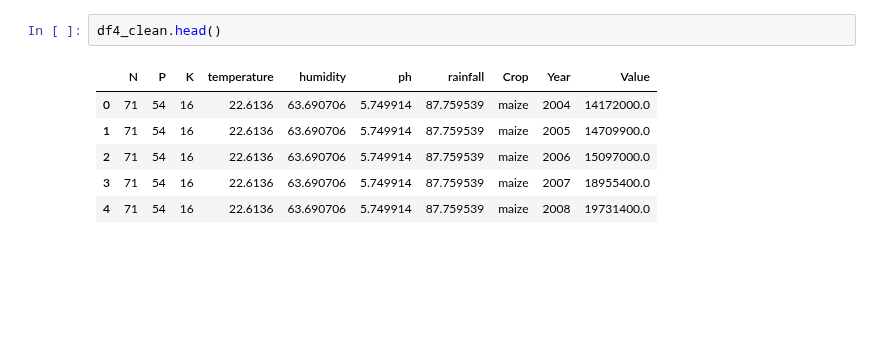
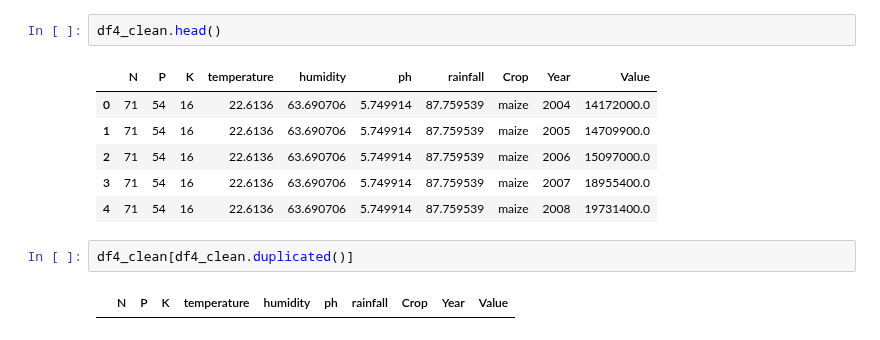
Before and after one commit to springboardmentor2468a-lab/AgriYield, a Jupyter notebook: KARTHICK_RAJA_S/notebooke2.ipynb, the cells around one changed output. Saved outputs shown, nothing was run; the diff lists cells and outputs as text; blank space fills up the shorter version.

```diff
--- a/KARTHICK_RAJA_S/notebooke2.ipynb
+++ b/KARTHICK_RAJA_S/notebooke2.ipynb
@@ -184,3 +184,7 @@ df4_clean.head()
 | 2 | 71 | 54 | 16 | 22.6136 | 63.690706 | 5.749914 | 87.759539 | maize | 2006 | 15097000.0 |
 | 3 | 71 | 54 | 16 | 22.6136 | 63.690706 | 5.749914 | 87.759539 | maize | 2007 | 18955400.0 |
 | 4 | 71 | 54 | 16 | 22.6136 | 63.690706 | 5.749914 | 87.759539 | maize | 2008 | 19731400.0 |
+# %%
+df4_clean[df4_clean.duplicated()]
+# %% [output]
+|  | N | P | K | temperature | humidity | ph | rainfall | Crop | Year | Value |
```
